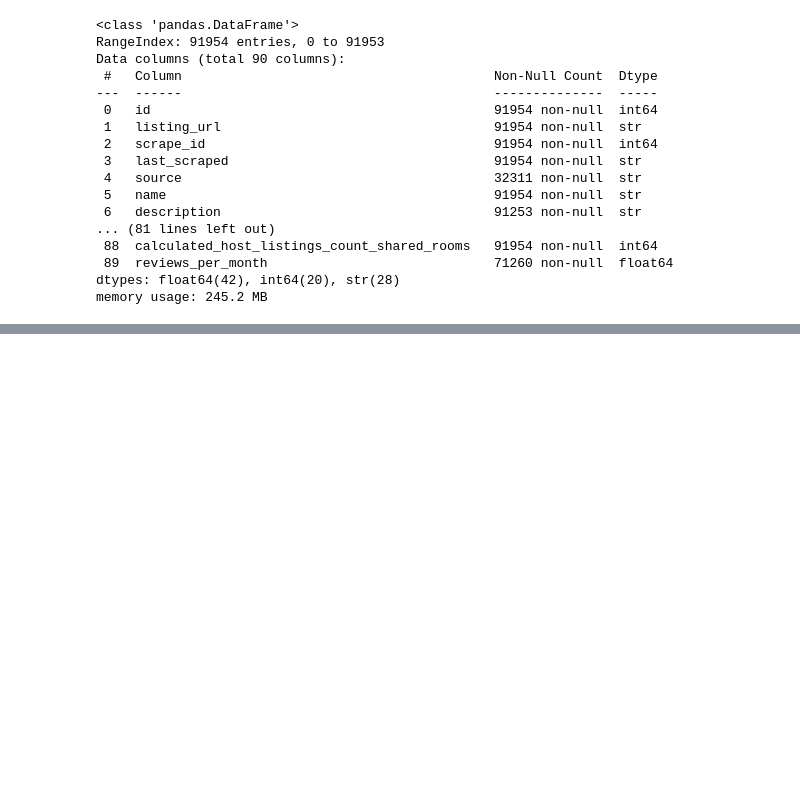
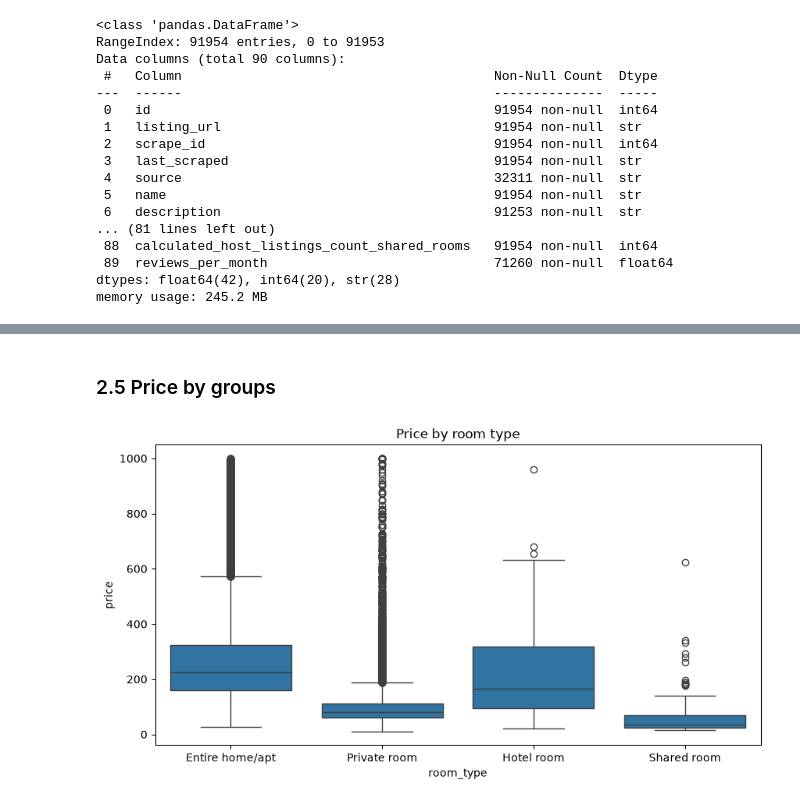
Before and after one commit to salimovazizbek-bit/london-airbnb-price-prediction, a Jupyter notebook: airbnb_price_prediction.ipynb, the cells around one changed output, grey strips where cells are left out. Drawn from its saved outputs; the diff is of its cells as text; code cells hidden in the pictures; blank space fills up the shorter version.

Commit message:
Add exploratory data analysis

```diff
--- a/airbnb_price_prediction.ipynb
+++ b/airbnb_price_prediction.ipynb
@@ -62,0 +205,10 @@ memory usage: 245.2 MB
+# %% [markdown]
+### 2.5 Price by groups
+# %%
+plt.figure(figsize=(10, 5))
+sns.boxplot(x='room_type', y='price', data=df[df['price'] < 1000])
+plt.title('Price by room type')
+plt.savefig('figures/price_room_type.png', bbox_inches='tight')
+plt.show()
+# %% [output]
+[figure, added]
```
Also changed, not shown: parts of 23 cells of this notebook, 7 other files.
